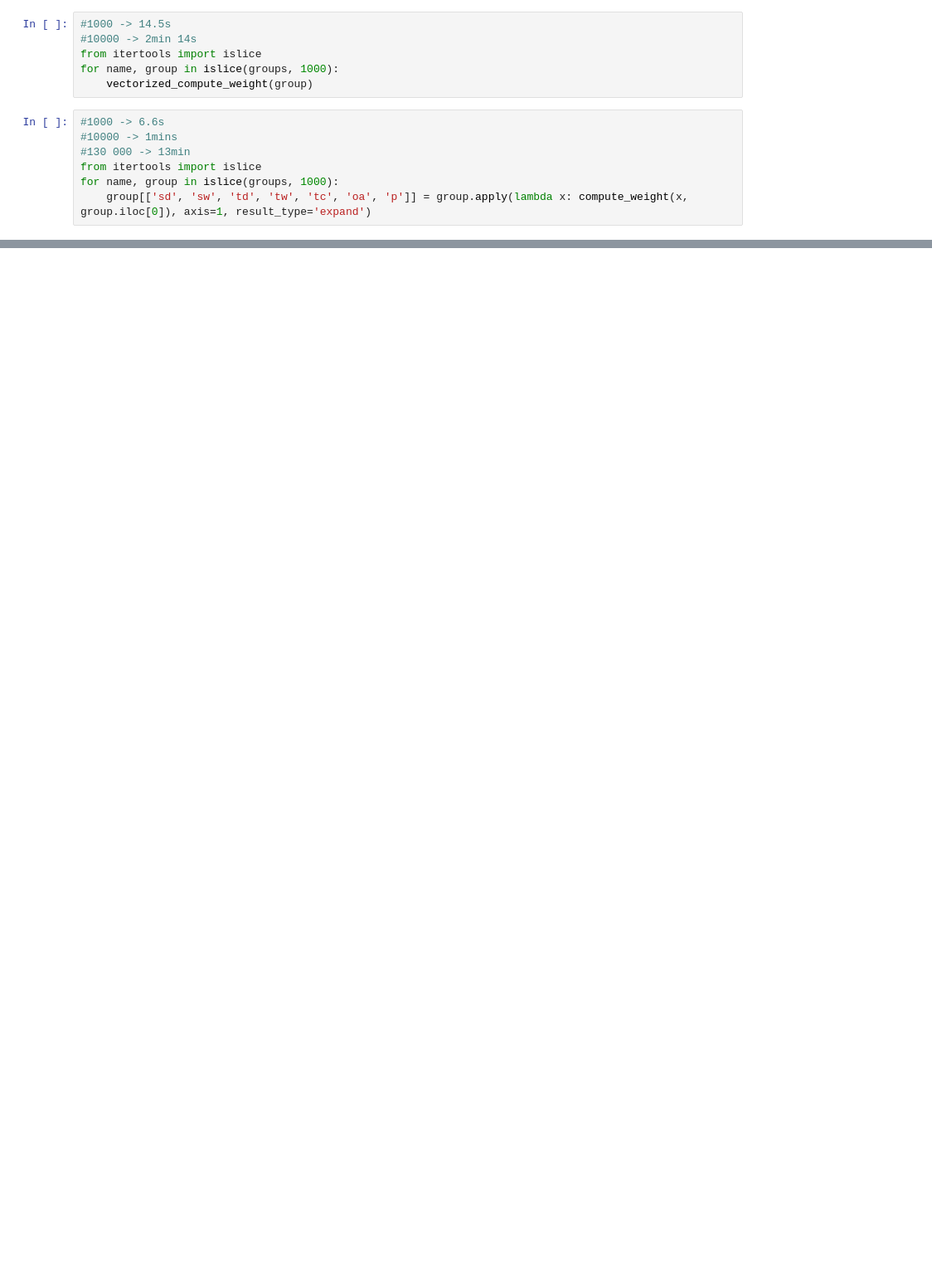
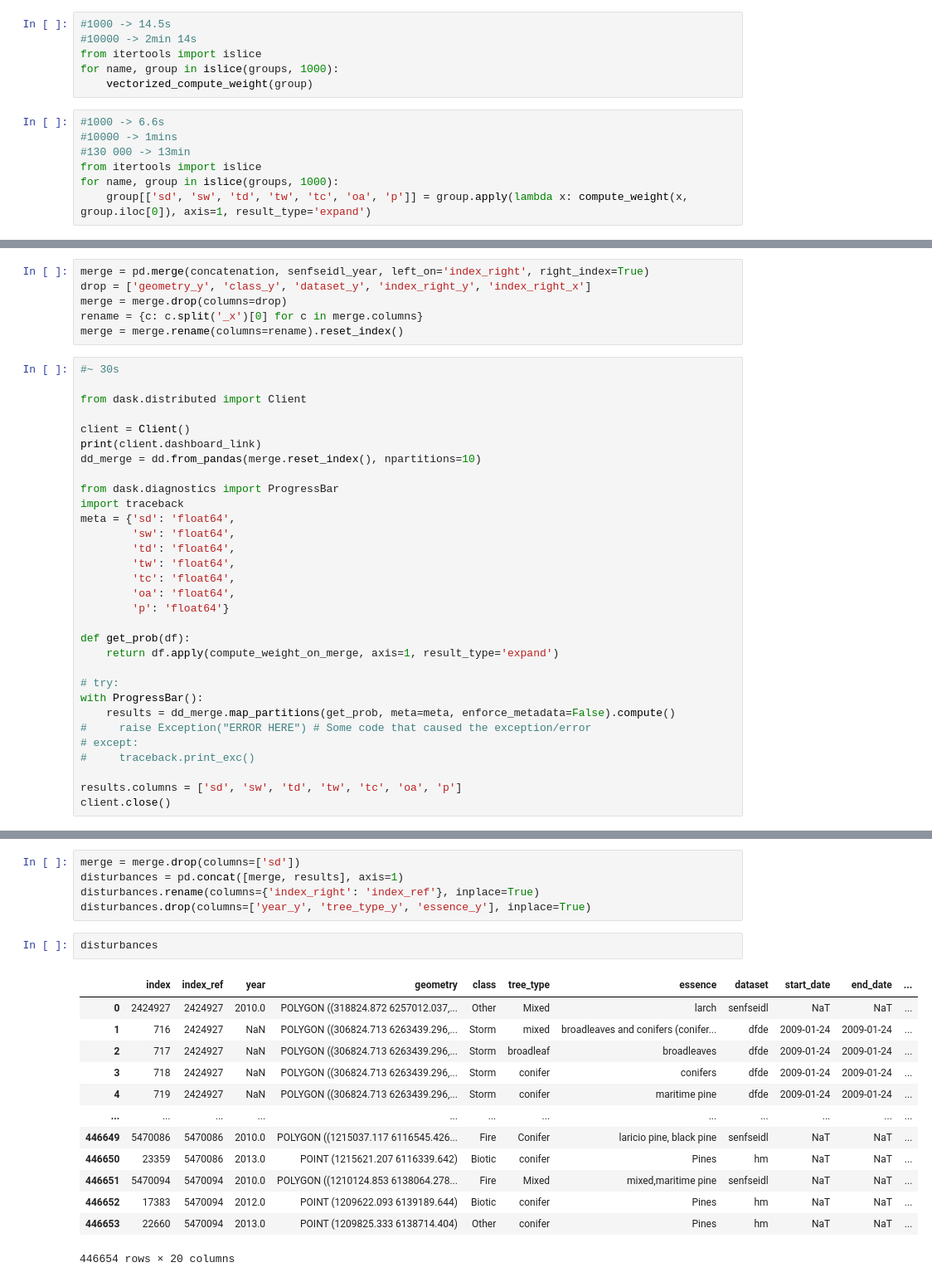
Before and after one commit to ArthurCalvi/Disturbance-Attribution-Dataset-Joining, a Jupyter notebook: join-datasets/temporo-spatial-join.ipynb, the cells around one changed output, grey strips where cells are left out. Shown at 83% size. Saved outputs shown, nothing was run; the diff lists cells and outputs as text; blank space fills up the shorter version.

```diff
--- a/join-datasets/temporo-spatial-join.ipynb
+++ b/join-datasets/temporo-spatial-join.ipynb
@@ -644,0 +432,37 @@ compute_class_p_spread(d)
+# %%
+merge = pd.merge(concatenation, senfseidl_year, left_on='index_right', right_index=True)
+drop = ['geometry_y', 'class_y', 'dataset_y', 'index_right_y', 'index_right_x']
+merge = merge.drop(columns=drop)
+rename = {c: c.split('_x')[0] for c in merge.columns}
+merge = merge.rename(columns=rename).reset_index()
+# %%
+#~ 30s
+
+from dask.distributed import Client
+
+client = Client()
+print(client.dashboard_link)
+dd_merge = dd.from_pandas(merge.reset_index(), npartitions=10)
+
+from dask.diagnostics import ProgressBar
+import traceback
+meta = {'sd': 'float64',
+        'sw': 'float64',
+        'td': 'float64',
+        'tw': 'float64',
+        'tc': 'float64',
+        'oa': 'float64',
+        'p': 'float64'}
+
+def get_prob(df):
+    return df.apply(compute_weight_on_merge, axis=1, result_type='expand')
+
+# try:
+with ProgressBar():
+    results = dd_merge.map_partitions(get_prob, meta=meta, enforce_metadata=False).compute()
+#     raise Exception("ERROR HERE") # Some code that caused the exception/error
+# except:
+#     traceback.print_exc()
+
+results.columns = ['sd', 'sw', 'td', 'tw', 'tc', 'oa', 'p']
+client.close()
@@ -644,0 +474,21 @@ compute_class_p_spread(d)
+# %%
+merge = merge.drop(columns=['sd'])
+disturbances = pd.concat([merge, results], axis=1)
+disturbances.rename(columns={'index_right': 'index_ref'}, inplace=True)
+disturbances.drop(columns=['year_y', 'tree_type_y', 'essence_y'], inplace=True)
+# %%
+disturbances
+# %% [output]
+|  | index | index_ref | year | geometry | class | tree_type | essence | dataset | start_date | end_date | ... |
+| 0 | 2424927 | 2424927 | 2010.0 | POLYGON ((318824.872 6257012.037,... | Other | Mixed | larch | senfseidl | NaT | NaT | ... |
+| 1 | 716 | 2424927 | NaN | POLYGON ((306824.713 6263439.296,... | Storm | mixed | broadleaves and conifers (conifer... | dfde | 2009-01-24 | 2009-01-24 | ... |
+| 2 | 717 | 2424927 | NaN | POLYGON ((306824.713 6263439.296,... | Storm | broadleaf | broadleaves | dfde | 2009-01-24 | 2009-01-24 | ... |
+| 3 | 718 | 2424927 | NaN | POLYGON ((306824.713 6263439.296,... | Storm | conifer | conifers | dfde | 2009-01-24 | 2009-01-24 | ... |
+| 4 | 719 | 2424927 | NaN | POLYGON ((306824.713 6263439.296,... | Storm | conifer | maritime pine | dfde | 2009-01-24 | 2009-01-24 | ... |
+| ... | ... | ... | ... | ... | ... | ... | ... | ... | ... | ... | ... |
+| 446649 | 5470086 | 5470086 | 2010.0 | POLYGON ((1215037.117 6116545.426... | Fire | Conifer | laricio pine, black pine | senfseidl | NaT | NaT | ... |
+| 446650 | 23359 | 5470086 | 2013.0 | POINT (1215621.207 6116339.642) | Biotic | conifer | Pines | hm | NaT | NaT | ... |
+| 446651 | 5470094 | 5470094 | 2010.0 | POLYGON ((1210124.853 6138064.278... | Fire | Mixed | mixed,maritime pine | senfseidl | NaT | NaT | ... |
+| 446652 | 17383 | 5470094 | 2012.0 | POINT (1209622.093 6139189.644) | Biotic | conifer | Pines | hm | NaT | NaT | ... |
+| 446653 | 22660 | 5470094 | 2013.0 | POINT (1209825.333 6138714.404) | Other | conifer | Pines | hm | NaT | NaT | ... |
+446654 rows × 20 columns
```
Also changed, not shown: parts of 50 cells of this notebook.
